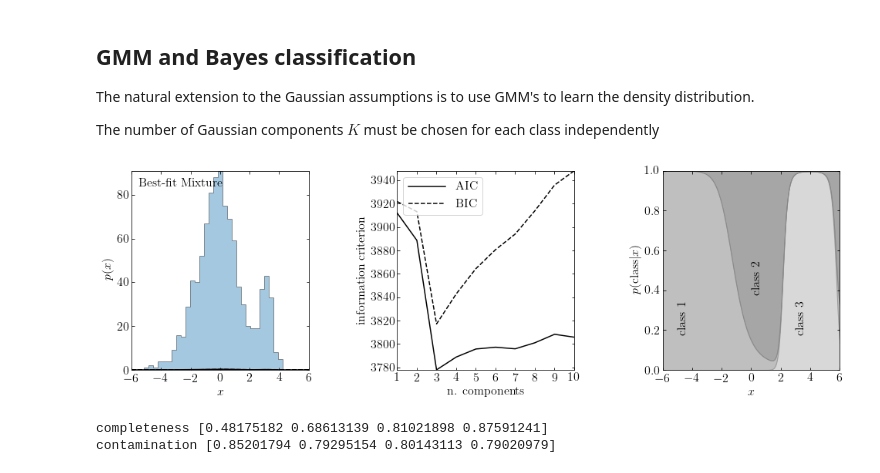
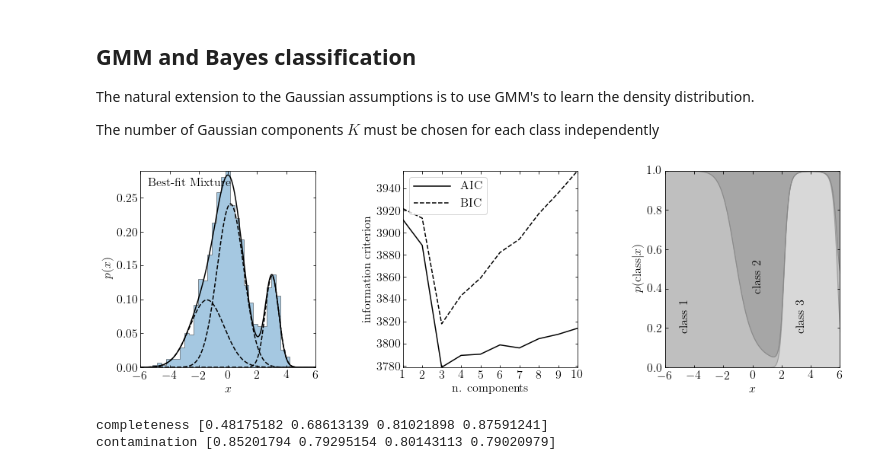
Before and after one commit to carmensg/IAA_School2019, a Jupyter notebook: lectures/Day3-ZeljkoIvezic/notebooks/classification.ipynb, the cells around one changed output. Saved outputs shown, nothing was run; the diff lists cells and outputs as text; code cells hidden in the pictures.

```diff
--- a/lectures/Day3-ZeljkoIvezic/notebooks/classification.ipynb
+++ b/lectures/Day3-ZeljkoIvezic/notebooks/classification.ipynb
@@ -412,7 +414,7 @@ responsibilities = M_best.predict_proba(x.reshape(-1, 1))
 pdf = np.exp(logprob)
 pdf_individual = responsibilities * pdf[:, np.newaxis]
 
-ax.hist(X, 30, histtype='stepfilled', alpha=0.4)
+ax.hist(X, 30, histtype='stepfilled', alpha=0.4, normed=True)
 ax.plot(x, pdf, '-k')
 ax.plot(x, pdf_individual, '--k')
 ax.text(0.04, 0.96, "Best-fit Mixture",
@@ -424,34 +426,34 @@ ax.set_ylabel('$p(x)$')
 # plot 2: AIC and BIC
 ax = fig.add_subplot(132)
 ax.plot(N, AIC, '-k', label='AIC')
 ax.plot(N, BIC, '--k', label='BIC')
 ax.set_xlabel('n. components')
 ax.set_ylabel('information criterion')
 ax.legend(loc=2)
 
 
 # plot 3: posterior probabilities for each component
 ax = fig.add_subplot(133)
 
 p = responsibilities
 p = p[:, (1, 0, 2)]  # rearrange order so the plot looks better
 p = p.cumsum(1).T
 
 ax.fill_between(x, 0, p[0], color='gray', alpha=0.3)
 ax.fill_between(x, p[0], p[1], color='gray', alpha=0.5)
 ax.fill_between(x, p[1], 1, color='gray', alpha=0.7)
 ax.set_xlim(-6, 6)
 ax.set_ylim(0, 1)
 ax.set_xlabel('$x$')
 ax.set_ylabel(r'$p({\rm class}|x)$')
 
 ax.text(-5, 0.3, 'class 1', rotation='vertical')
 ax.text(0, 0.5, 'class 2', rotation='vertical')
 ax.text(3, 0.3, 'class 3', rotation='vertical')
 
 plt.show()
 # %% [output]
-[figure, old version]
+[figure, new version]
 # %%
 ### Modeled after astroML book figure 9.3:
 ### https://www.astroml.org/book_figures/chapter9/fig_rrlyrae_naivebayes.html
```
Also changed, not shown: parts of 4 cells of this notebook, 3 other files.
